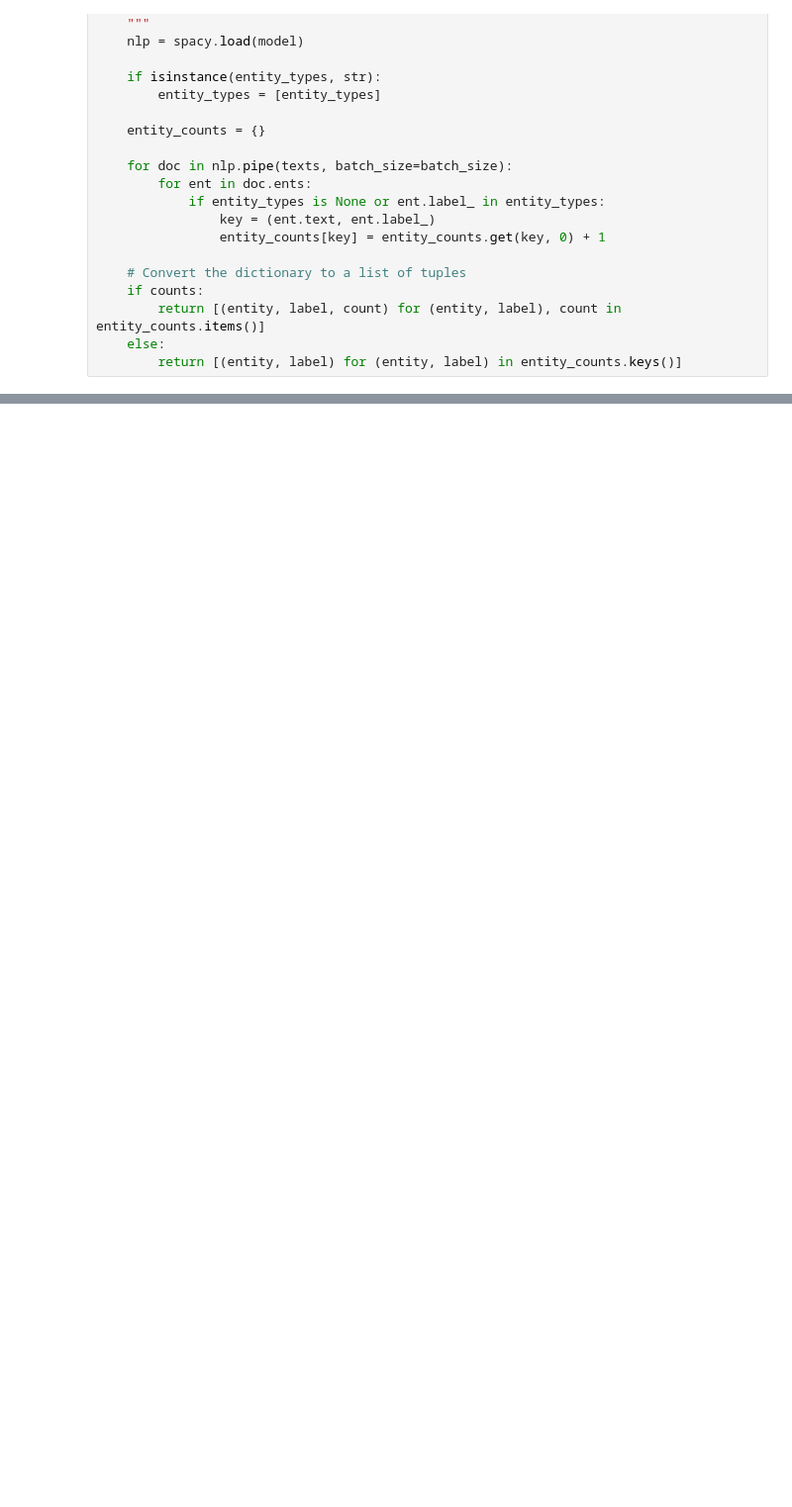
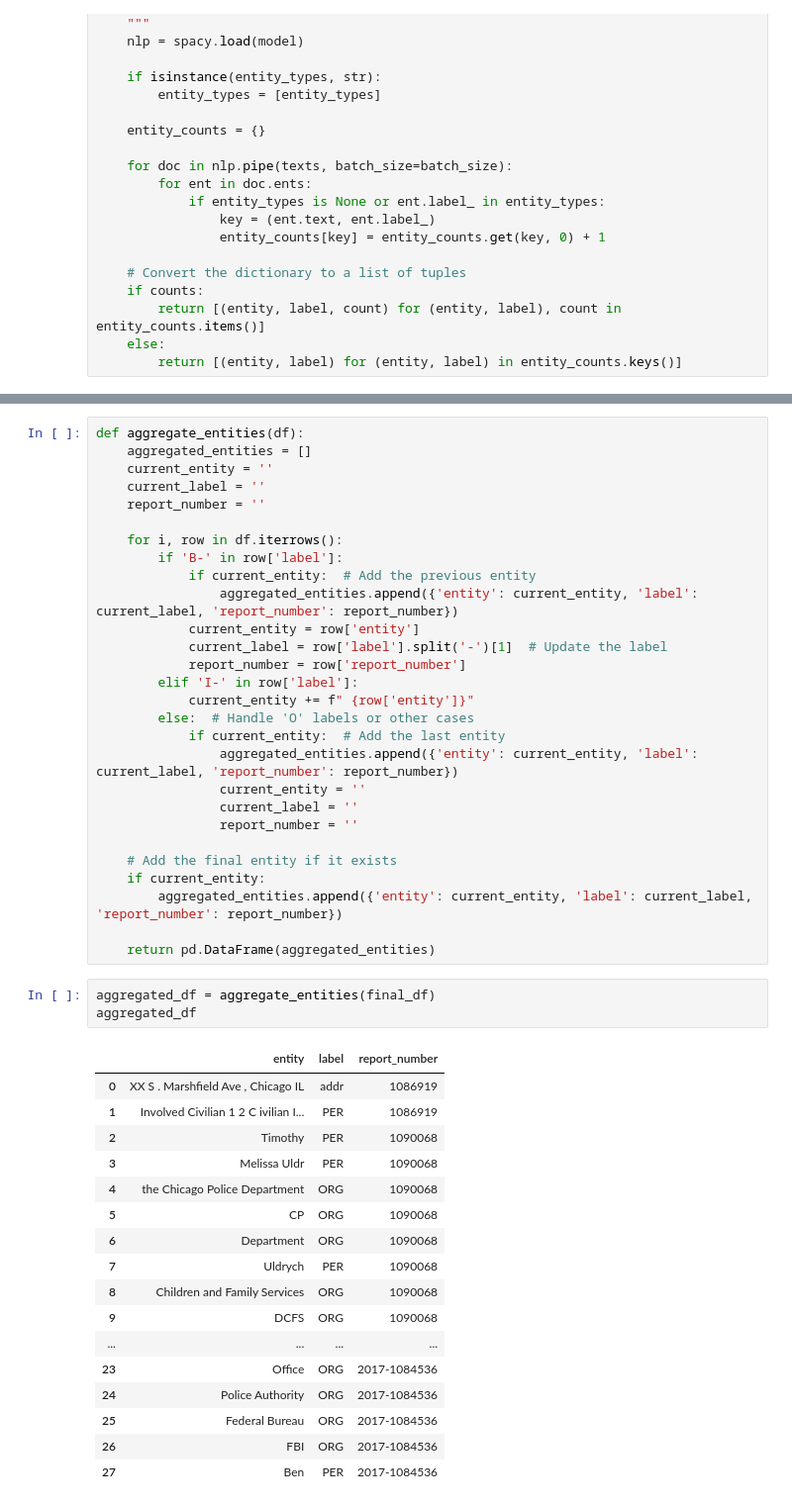
Before and after one commit to FedericoDM/NLP-Police-Complaints, a Jupyter notebook: src/exploratory/jon_spacy_ner.ipynb, the cells around one changed output, grey strips where cells are left out. Shown at 99% size. Drawn from its saved outputs; the diff is of its cells as text; blank space fills up the shorter version.

```diff
--- a/src/exploratory/jon_spacy_ner.ipynb
+++ b/src/exploratory/jon_spacy_ner.ipynb
@@ -189,0 +740,49 @@ Entities extracted from report 2019-1092559 with en_core_web_lg
+# %%
+def aggregate_entities(df):
+    aggregated_entities = []
+    current_entity = ''
+    current_label = ''
+    report_number = ''
+
+    for i, row in df.iterrows():
+        if 'B-' in row['label']:
+            if current_entity:  # Add the previous entity
+                aggregated_entities.append({'entity': current_entity, 'label': current_label, 'report_number': report_number})
+            current_entity = row['entity']
+            current_label = row['label'].split('-')[1]  # Update the label
+            report_number = row['report_number']
+        elif 'I-' in row['label']:
+            current_entity += f" {row['entity']}"
+        else:  # Handle 'O' labels or other cases
+            if current_entity:  # Add the last entity
+                aggregated_entities.append({'entity': current_entity, 'label': current_label, 'report_number': report_number})
+                current_entity = ''
+                current_label = ''
+                report_number = ''
+
+    # Add the final entity if it exists
+    if current_entity:
+        aggregated_entities.append({'entity': current_entity, 'label': current_label, 'report_number': report_number})
+
+    return pd.DataFrame(aggregated_entities)
+# %%
+aggregated_df = aggregate_entities(final_df)
+aggregated_df
+# %% [output]
+|  | entity | label | report_number |
+| 0 | XX S . Marshfield Ave , Chicago IL | addr | 1086919 |
+| 1 | Involved Civilian 1 2 C ivilian I... | PER | 1086919 |
+| 2 | Timothy | PER | 1090068 |
+| 3 | Melissa Uldr | PER | 1090068 |
+| 4 | the Chicago Police Department | ORG | 1090068 |
+| 5 | CP | ORG | 1090068 |
+| 6 | Department | ORG | 1090068 |
+| 7 | Uldrych | PER | 1090068 |
+| 8 | Children and Family Services | ORG | 1090068 |
+| 9 | DCFS | ORG | 1090068 |
+| ... | ... | ... | ... |
+| 23 | Office | ORG | 2017-1084536 |
+| 24 | Police Authority | ORG | 2017-1084536 |
+| 25 | Federal Bureau | ORG | 2017-1084536 |
+| 26 | FBI | ORG | 2017-1084536 |
+| 27 | Ben | PER | 2017-1084536 |
```
Also changed, not shown: parts of 51 cells of this notebook, 8 other files.
